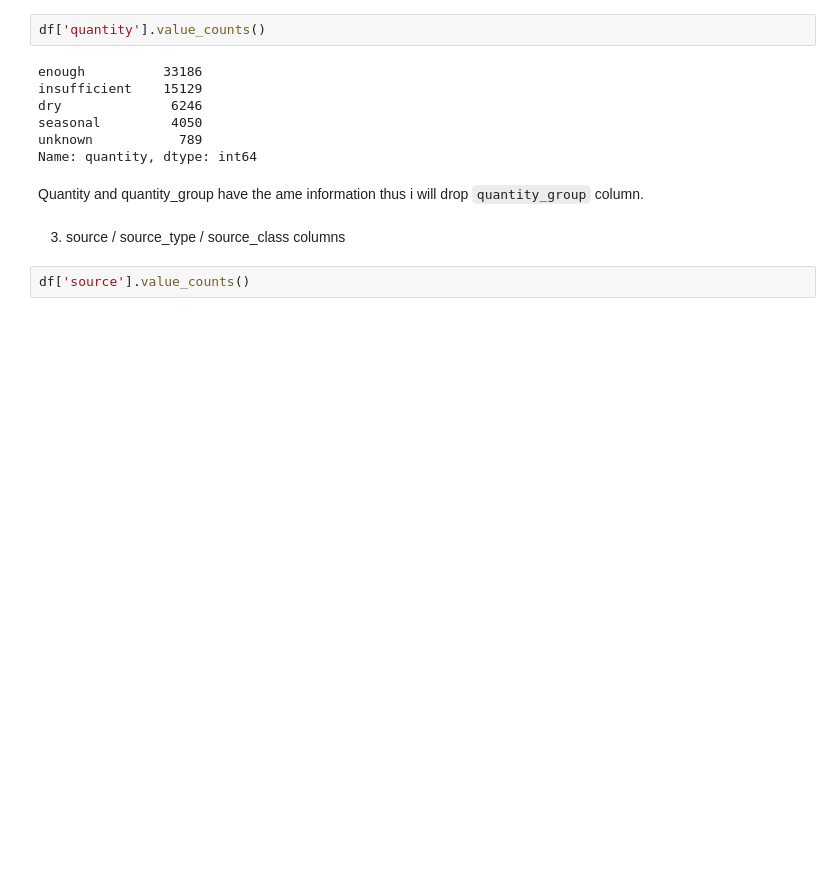
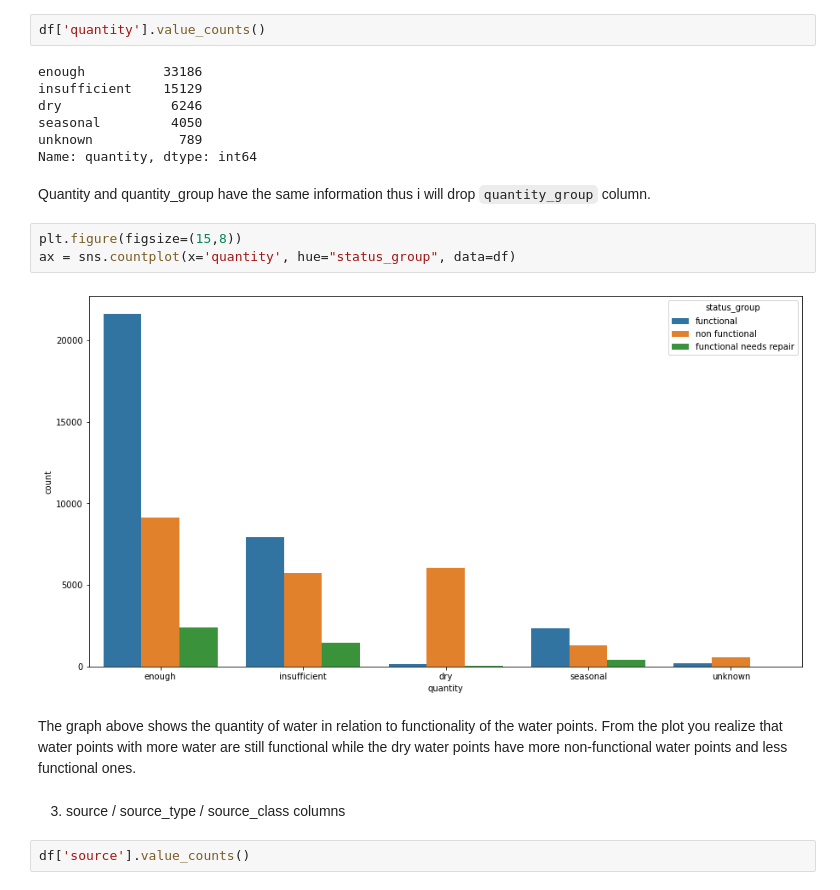
Before and after one commit to waitipeter/TANZANIA-WATER-WELLS-PROJECT, a Jupyter notebook: TanzaniaWaterWells (5).ipynb, the cells around one changed output. Saved outputs shown, nothing was run; the diff lists cells and outputs as text; blank space fills up the shorter version.

```diff
--- a/TanzaniaWaterWells (5).ipynb
+++ b/TanzaniaWaterWells (5).ipynb
@@ -295,7 +309,14 @@ seasonal         4050
 unknown           789
 Name: quantity, dtype: int64
 # %% [markdown]
-Quantity and quantity_group have the ame information thus i will drop `quantity_group` column.
+Quantity and quantity_group have the same information thus i will drop `quantity_group` column.
+# %%
+plt.figure(figsize=(15,8))
+ax = sns.countplot(x='quantity', hue="status_group", data=df)
+# %% [output]
+[figure, added]
+# %% [markdown]
+The graph above shows the quantity of water in relation to functionality of the water points. From the plot you realize that water points with more water are still functional while the dry water points have more non-functional water points and less functional ones.
 # %% [markdown]
 3. source / source_type / source_class columns
 # %%
```
Also changed, not shown: parts of 36 cells of this notebook, 2 other files.
